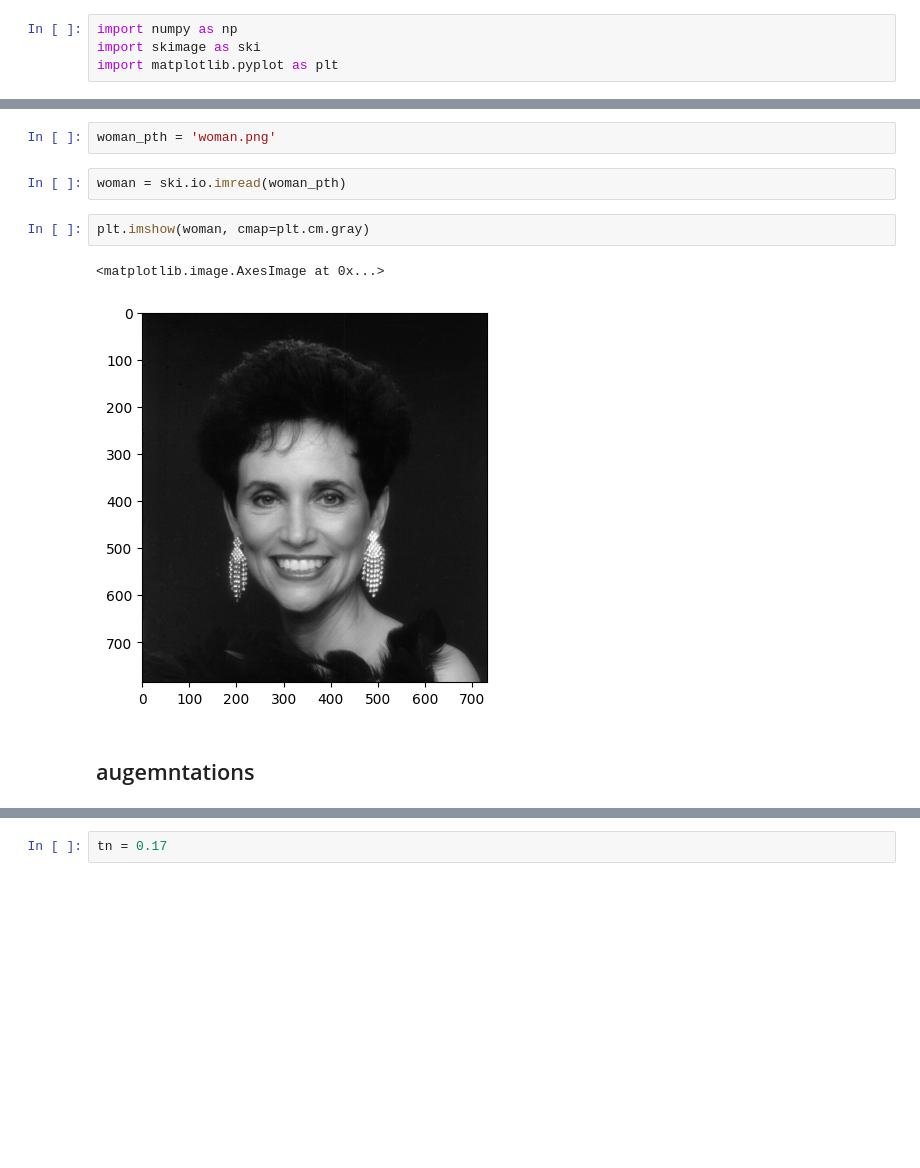
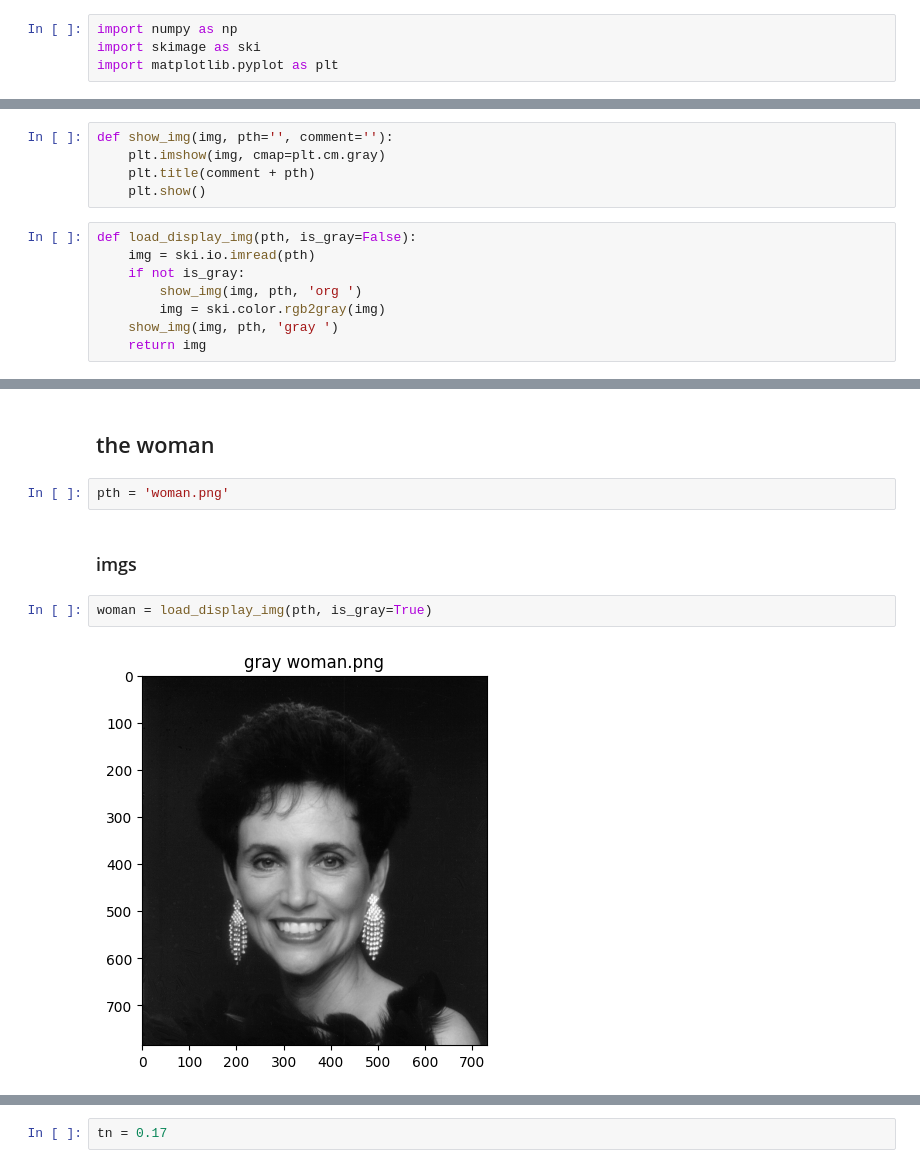
Before and after one commit to marekd6/CV1_labs, a Jupyter notebook: Assignment 02-20251125/cv1_2_2.ipynb, the cells around one changed output, grey strips where cells are left out. Drawn from its saved outputs; the diff is of its cells as text; blank space fills up the shorter version.

```diff
--- a/Assignment 02-20251125/cv1_2_2.ipynb
+++ b/Assignment 02-20251125/cv1_2_2.ipynb
@@ -18,0 +19,13 @@ import matplotlib.pyplot as plt
+# %%
+def show_img(img, pth='', comment=''):
+    plt.imshow(img, cmap=plt.cm.gray)
+    plt.title(comment + pth)
+    plt.show()
+# %%
+def load_display_img(pth, is_gray=False):
+    img = ski.io.imread(pth)
+    if not is_gray:
+        show_img(img, pth, 'org ')
+        img = ski.color.rgb2gray(img)
+    show_img(img, pth, 'gray ')
+    return img
@@ -19,11 +46,10 @@ import matplotlib.pyplot as plt
+# %% [markdown]
+## the woman
 # %%
-woman_pth = 'woman.png'
+pth = 'woman.png'
-# %%
-woman = ski.io.imread(woman_pth)
-# %%
-plt.imshow(woman, cmap=plt.cm.gray)
-# %% [output]
-<matplotlib.image.AxesImage at 0x...>
-[figure, removed]
 # %% [markdown]
-## augemntations
+### imgs
+# %%
+woman = load_display_img(pth, is_gray=True)
+# %% [output]
+[figure, added]
```
Also changed, not shown: parts of 52 cells of this notebook.
